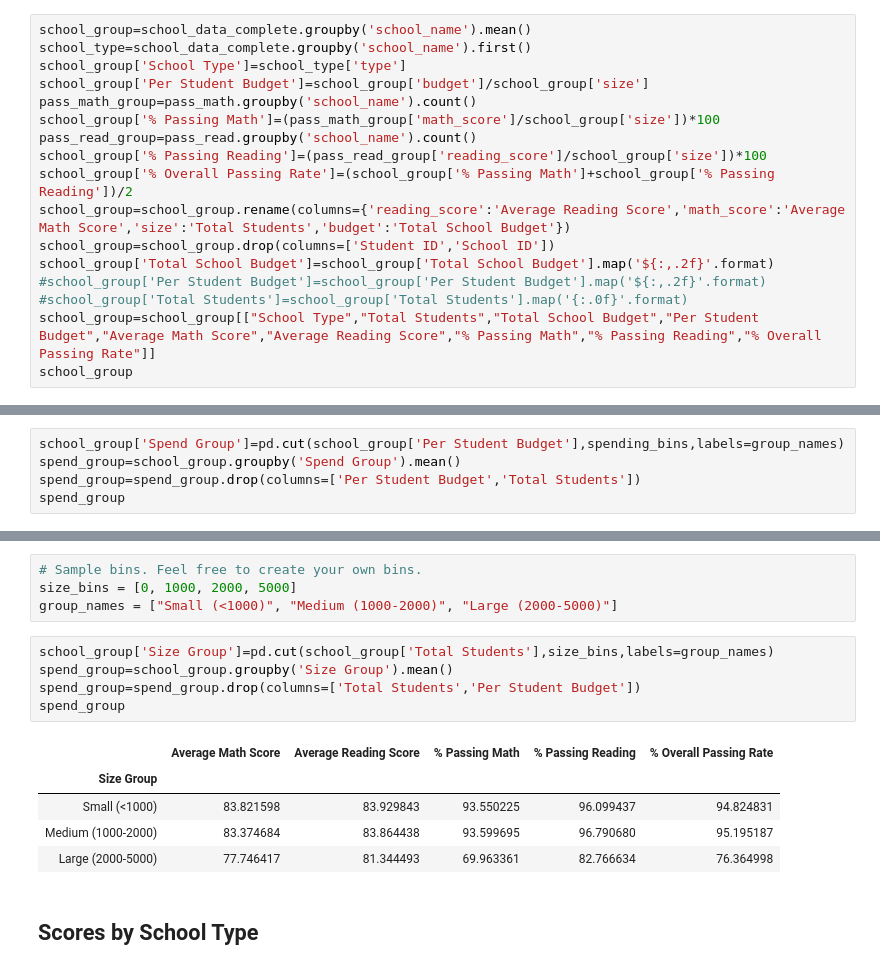
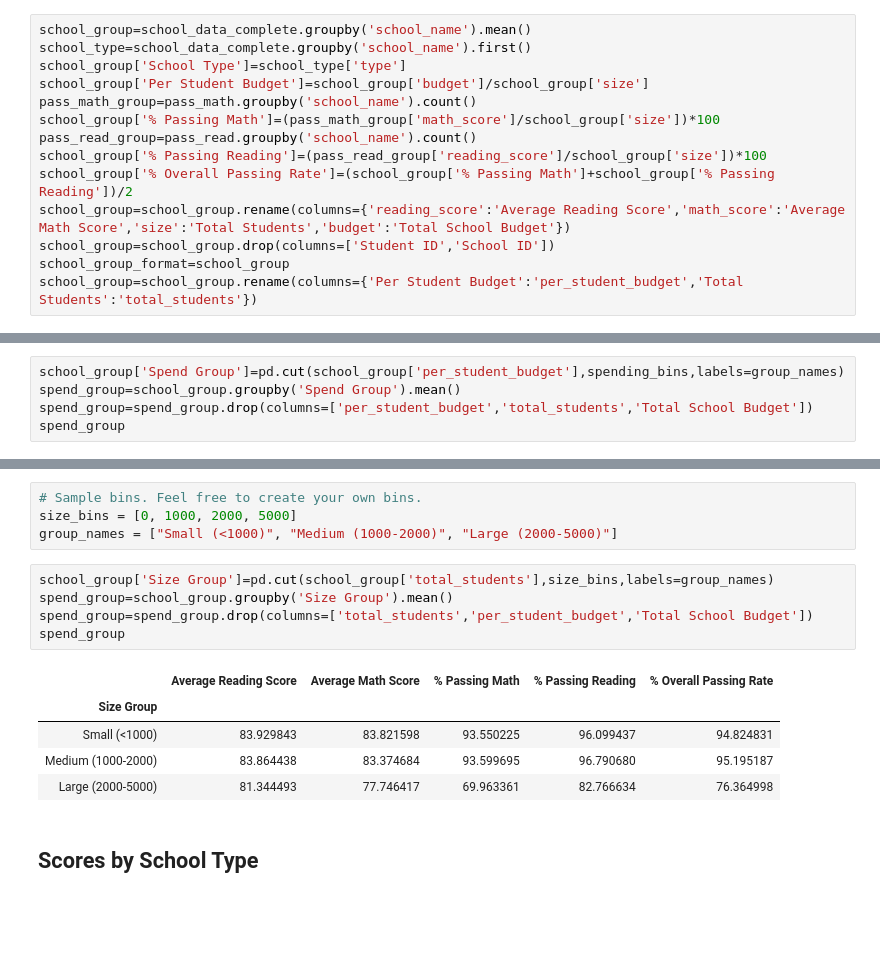
Before and after one commit to ncastal/pandas-challenge, a Jupyter notebook: PyCitySchools/PyCitySchools_starter.ipynb, the cells around one changed output, grey strips where cells are left out. Drawn from its saved outputs; the diff is of its cells as text; blank space fills up the shorter version.

```diff
--- a/PyCitySchools/PyCitySchools_starter.ipynb
+++ b/PyCitySchools/PyCitySchools_starter.ipynb
@@ -94,8 +94,5 @@ school_group['% Passing Reading']=(pass_read_group['reading_score']/school_group
 school_group['% Overall Passing Rate']=(school_group['% Passing Math']+school_group['% Passing Reading'])/2
 school_group=school_group.rename(columns={'reading_score':'Average Reading Score','math_score':'Average Math Score','size':'Total Students','budget':'Total School Budget'})
 school_group=school_group.drop(columns=['Student ID','School ID'])
-school_group['Total School Budget']=school_group['Total School Budget'].map('${:,.2f}'.format)
-#school_group['Per Student Budget']=school_group['Per Student Budget'].map('${:,.2f}'.format)
-#school_group['Total Students']=school_group['Total Students'].map('{:.0f}'.format)
-school_group=school_group[["School Type","Total Students","Total School Budget","Per Student Budget","Average Math Score","Average Reading Score","% Passing Math","% Passing Reading","% Overall Passing Rate"]]
-school_group
+school_group_format=school_group
+school_group=school_group.rename(columns={'Per Student Budget':'per_student_budget','Total Students':'total_students'})
@@ -249,6 +255,6 @@ group_names = ["<$585", "$585-615", "$615-645", "$645-675"]
 # %%
-school_group['Spend Group']=pd.cut(school_group['Per Student Budget'],spending_bins,labels=group_names)
+school_group['Spend Group']=pd.cut(school_group['per_student_budget'],spending_bins,labels=group_names)
 spend_group=school_group.groupby('Spend Group').mean()
-spend_group=spend_group.drop(columns=['Per Student Budget','Total Students'])
+spend_group=spend_group.drop(columns=['per_student_budget','total_students','Total School Budget'])
 spend_group
 # %% [output]
@@ -267,16 +273,16 @@ spend_group
 size_bins = [0, 1000, 2000, 5000]
 group_names = ["Small (<1000)", "Medium (1000-2000)", "Large (2000-5000)"]
 # %%
-school_group['Size Group']=pd.cut(school_group['Total Students'],size_bins,labels=group_names)
+school_group['Size Group']=pd.cut(school_group['total_students'],size_bins,labels=group_names)
 spend_group=school_group.groupby('Size Group').mean()
-spend_group=spend_group.drop(columns=['Total Students','Per Student Budget'])
+spend_group=spend_group.drop(columns=['total_students','per_student_budget','Total School Budget'])
 spend_group
 # %% [output]
-|  | Average Math Score | Average Reading Score | % Passing Math | % Passing Reading | % Overall Passing Rate |
+|  | Average Reading Score | Average Math Score | % Passing Math | % Passing Reading | % Overall Passing Rate |
 | Size Group |  |  |  |  |  |
-| Small (<1000) | 83.821598 | 83.929843 | 93.550225 | 96.099437 | 94.824831 |
-| Medium (1000-2000) | 83.374684 | 83.864438 | 93.599695 | 96.790680 | 95.195187 |
-| Large (2000-5000) | 77.746417 | 81.344493 | 69.963361 | 82.766634 | 76.364998 |
+| Small (<1000) | 83.929843 | 83.821598 | 93.550225 | 96.099437 | 94.824831 |
+| Medium (1000-2000) | 83.864438 | 83.374684 | 93.599695 | 96.790680 | 95.195187 |
+| Large (2000-5000) | 81.344493 | 77.746417 | 69.963361 | 82.766634 | 76.364998 |
 # %% [markdown]
 ## Scores by School Type
 # %% [markdown]
```
Also changed, not shown: parts of 10 cells of this notebook.
